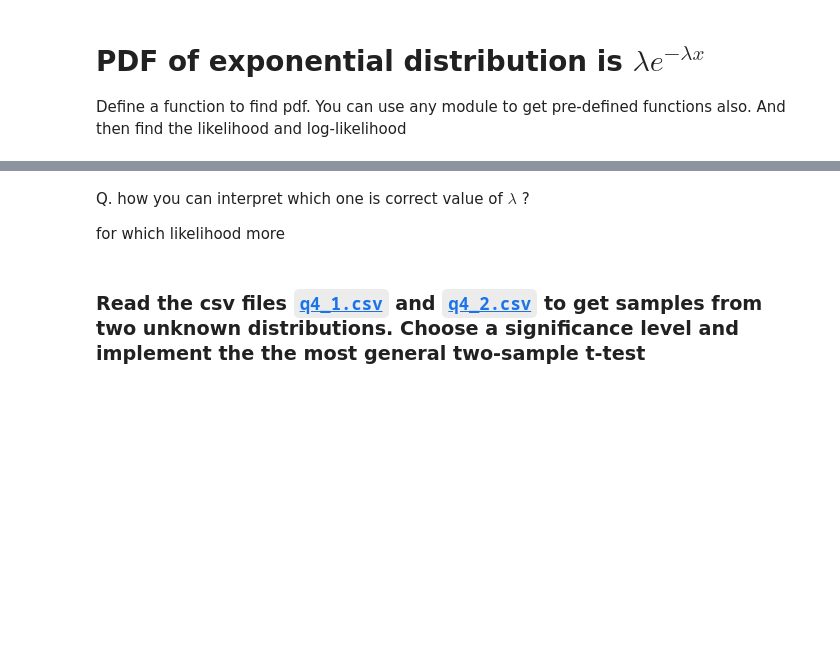
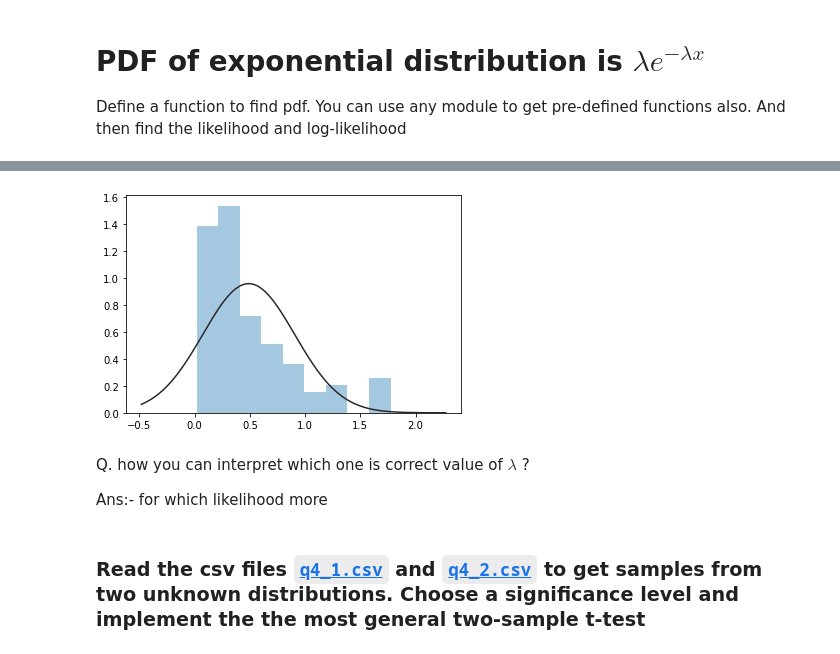
Before and after one commit to shubham-bhatt/Shala2020, a Jupyter notebook: Assignment/Assignment_4_Shubham_Bhatt_DS_L4_22_Apr.ipynb, the cells around one changed output, grey strips where cells are left out. Saved outputs shown, nothing was run; the diff lists cells and outputs as text; code cells hidden in the pictures; blank space fills up the shorter version.

````diff
--- a/Assignment/Assignment_4_Shubham_Bhatt_DS_L4_22_Apr.ipynb
+++ b/Assignment/Assignment_4_Shubham_Bhatt_DS_L4_22_Apr.ipynb
@@ -46,7 +55,14 @@ plt.show()
+# %%
+ # # Plot the distribution with a histogram and maximum likelihood gaussian distribution fit:
+from scipy.stats import norm
+sns.distplot(data[1].values, fit=norm, kde=False, rug=False)
+plt.show()
+# %% [output]
+[figure, added]
 # %% [markdown]
 Q. how you can interpret which one is correct value of $ \lambda $ ?
 
-for which likelihood more
+Ans:- for which likelihood more
 # %% [markdown]
 ### Read the csv files [```q4_1.csv```](https://raw.githubusercontent.com/Ipsit1234/SHALA/master/q4_1.csv) and [```q4_2.csv```](https://raw.githubusercontent.com/Ipsit1234/SHALA/master/q4_2.csv) to get samples from two unknown distributions. Choose a significance level and implement the the most general two-sample t-test
 # %%
````
Also changed, not shown: parts of 17 cells of this notebook.
